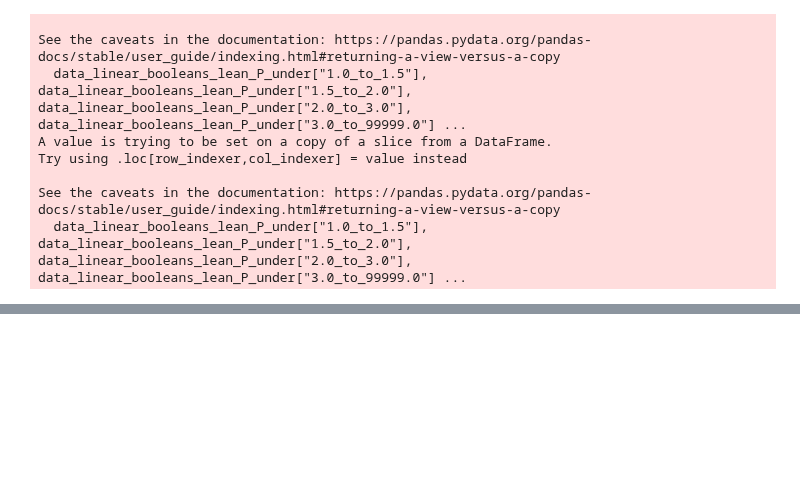
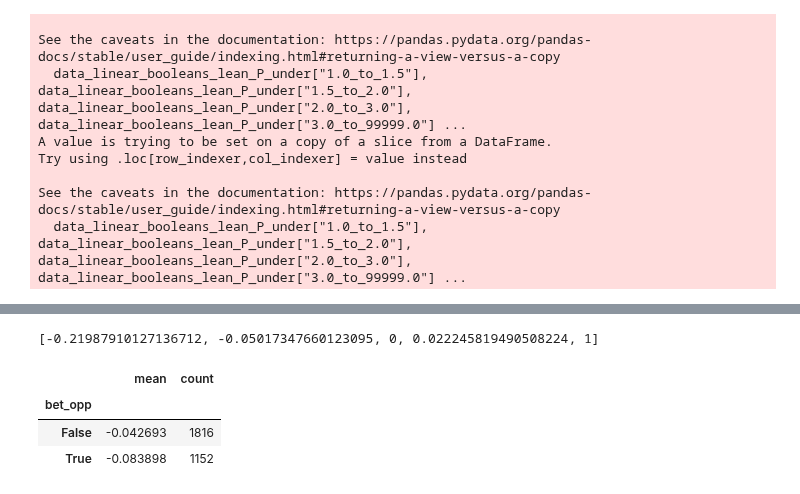
Before and after one commit to rafabertolace/OnThePitch, a Jupyter notebook: notebooks/D4_Linear_Regression_first_model.ipynb, the cells around one changed output, grey strips where cells are left out. Cells and saved outputs as stored; diff of their text form; code cells hidden in the pictures; blank space fills up the shorter version.

```diff
--- a/notebooks/D4_Linear_Regression_first_model.ipynb
+++ b/notebooks/D4_Linear_Regression_first_model.ipynb
@@ -986,0 +927,4 @@ Notes:
+# %%
+bins3_lr
+# %% [output]
+[-0.21987910127136712, -0.05017347660123095, 0, 0.022245819490508224, 1]
@@ -986,0 +955,9 @@ Notes:
+# %%
+#Linear Regression
+y_final_lr.groupby('bet_opp')['payout_under_2.5_pinacle_closing'].count()
+y_final_lr.groupby('bet_opp')['payout_under_2.5_pinacle_closing'].agg(["mean", "count"])
+# %% [output]
+|  | mean | count |
+| bet_opp |  |  |
+| False | -0.042693 | 1816 |
+| True | -0.083898 | 1152 |
```
Also changed, not shown: parts of 43 cells of this notebook.
